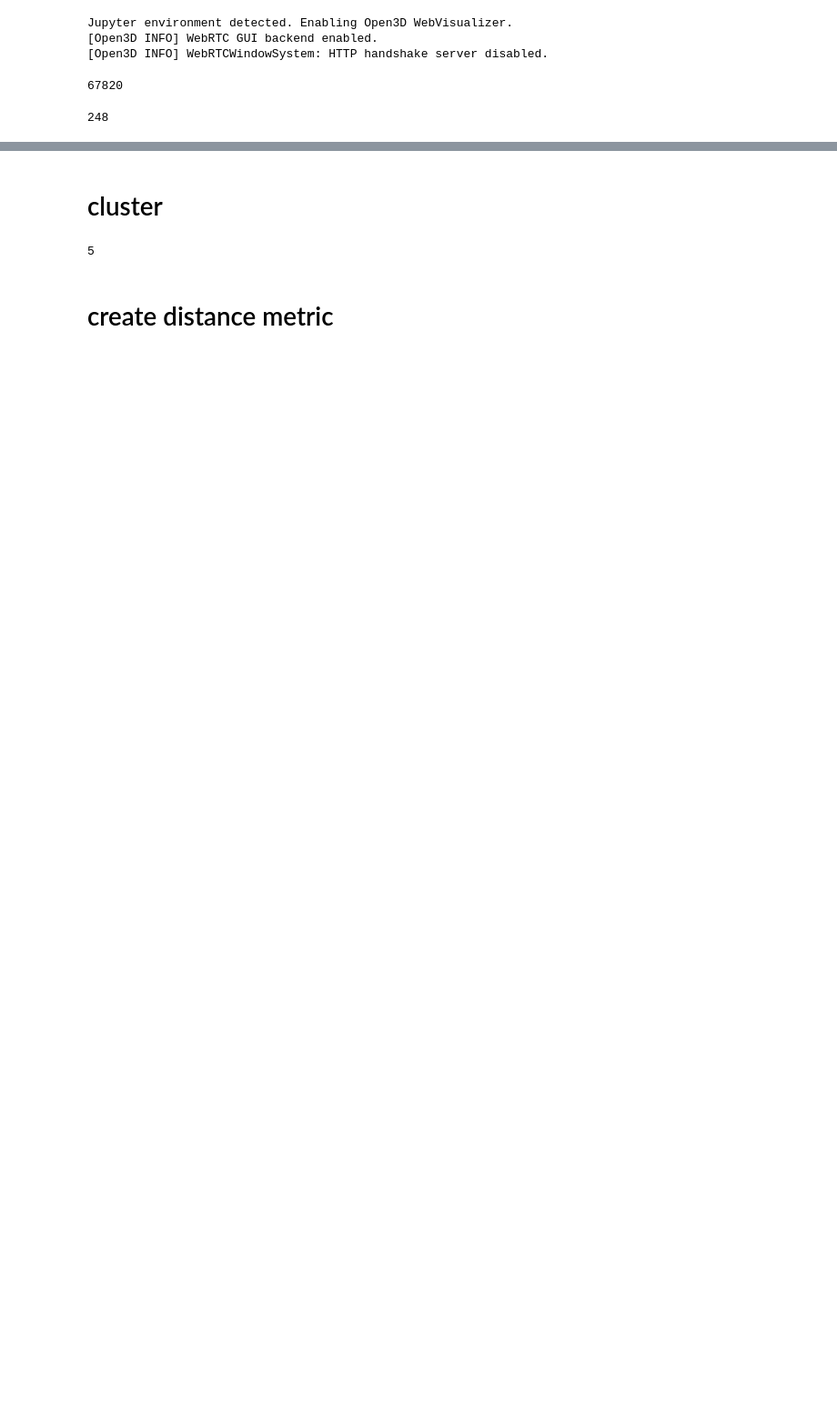
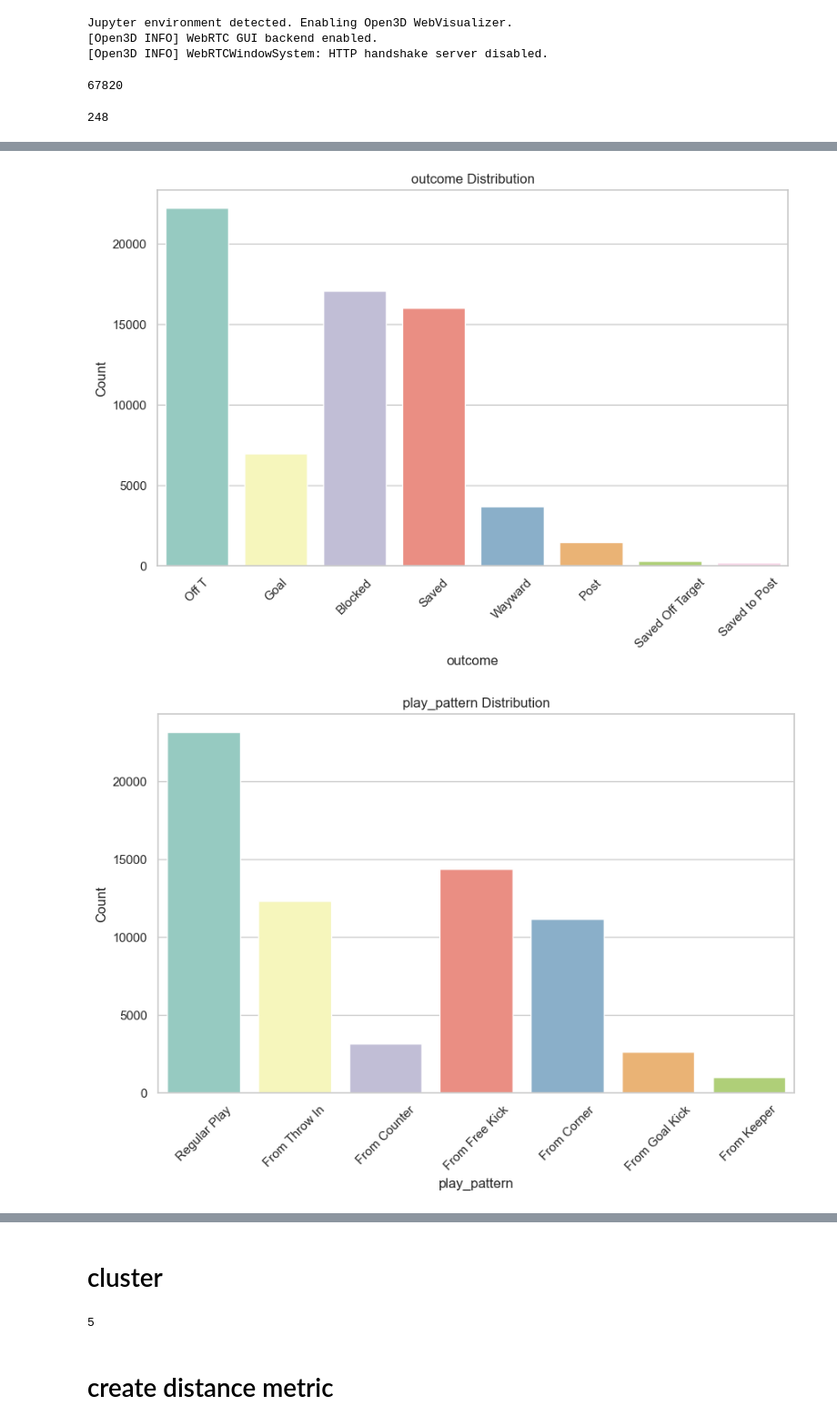
Before and after one commit to royzohar2/Soccer_DS, a Jupyter notebook: main.ipynb, the cells around one changed output, grey strips where cells are left out. Shown at 91% size. Drawn from its saved outputs; the diff is of its cells as text; code cells hidden in the pictures; blank space fills up the shorter version.

```diff
--- a/main.ipynb
+++ b/main.ipynb
@@ -46,0 +110,18 @@ max_time
+# %%
+df['is_goal'] = df['outcome'].apply(lambda x: 1 if x == 'Goal' else 0)
+columns= ["outcome" , "play_pattern" , "len_offense" , "is_goal" , "carry",	"pass",	"dribble"]
+for c in columns:
+    # Set the style of seaborn
+    sns.set(style="whitegrid")
+
+    # Create a bar plot for outcome distribution
+    plt.figure(figsize=(10, 6))
+    sns.countplot(x=c, data=df, palette="Set3")
+    plt.xlabel(c)
+    plt.ylabel('Count')
+    plt.title(f'{c} Distribution')
+    plt.xticks(rotation=45)
+    plt.show()
+# %% [output]
+[figure, added]
+[figure, added]
```
Also changed, not shown: parts of 18 cells of this notebook, 2 other files.
